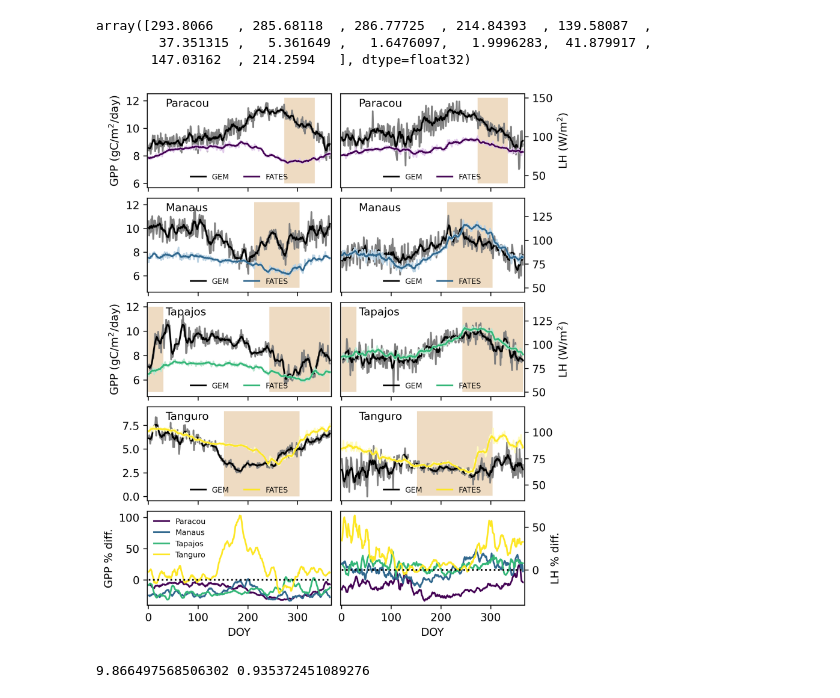
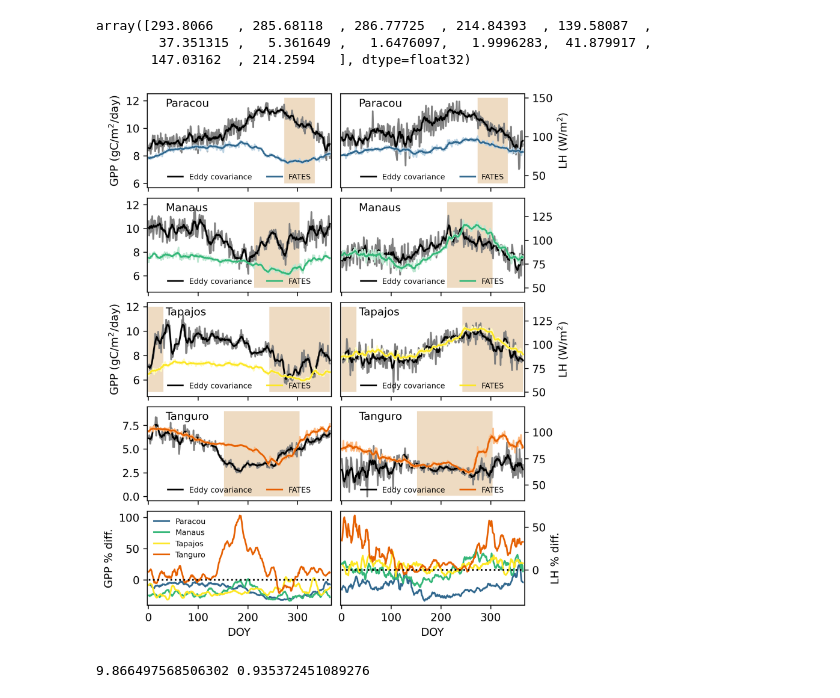
Before and after one commit to jennykowalcz/python-notebooks-FATES-benchmarking, a Jupyter notebook: compare_flux_tower_GPP_LH_resid.ipynb, the cells around one changed output. Cells and saved outputs as stored; diff of their text form; code cells hidden in the pictures.

Commit message:
fix legend typo, edit colors

```diff
--- a/compare_flux_tower_GPP_LH_resid.ipynb
+++ b/compare_flux_tower_GPP_LH_resid.ipynb
@@ -760,14 +762,14 @@ fig, axes = plt.subplots(5,2, figsize=(6,7), sharex=True)
 # color scheme: observations = black
 # Custom 4-color palette from Wet to Dry
 # Order: Paracou (wettest) -> Manaus -> Tapajos -> Tanguro (driest)
-site_colors = ['#440154', '#31688e', '#35b779', '#fde725']
-shading_colors = ['#e2cbeb', '#bcd3e3', '#bee7d2', '#fffbbf']
+site_colors = ['#31688e', '#35b779', '#fde725','#e66101']
+shading_colors = ['#bcd3e3', '#bee7d2','#fffbbf','#fdbb84']
 
 ### Row 1 - Paracou ###
 # Col 1: GPP
 axes[0,0].add_patch(gswp_par_dry_gpp)
 axes[0,0].plot(par_jd, cf2*par_avg_GPP_R, color="grey")
-axes[0,0].plot(par_jd, uniform_filter1d(cf2*par_avg_GPP_R, size=7), color="black", label="GEM")
+axes[0,0].plot(par_jd, uniform_filter1d(cf2*par_avg_GPP_R, size=7), color="black", label="Eddy covariance")
 #axes[0,0].plot(par_jd, cf2*par_avg_GPP_L, color="grey") # the two estimates of GPP are similar
 #axes[0,0].plot(par_jd, uniform_filter1d(cf2*par_avg_GPP_L, size=7), color="black", label="Paracou - L")
 axes[0,0].plot(fates_days, cf*fates_par_avg_GPP, color=shading_colors[0])
@@ -780,7 +782,7 @@ axes[0,0].legend(loc='lower center',ncols=2,fontsize='x-small',frameon=False)
 # Col 2: LH
 axes[0,1].add_patch(gswp_par_dry_lh)
 axes[0,1].plot(par_jd, par_avg_LH, color="grey")
-axes[0,1].plot(par_jd, uniform_filter1d(par_avg_LH, size=7), color="black", label="GEM")
+axes[0,1].plot(par_jd, uniform_filter1d(par_avg_LH, size=7), color="black", label="Eddy covariance")
 axes[0,1].plot(fates_days, fates_par_avg_LH, color=shading_colors[0])
 axes[0,1].plot(fates_days, uniform_filter1d(fates_par_avg_LH, size=7), color=site_colors[0], label="FATES")
 axes[0,1].set_ylabel('LH (W/m$^2$)')
@@ -794,7 +796,7 @@ axes[0,1].legend(loc='lower center',ncols=2,fontsize='x-small',frameon=False)
 ## col 1: GPP
 axes[1,0].add_patch(gswp_k34_dry_gpp)
 axes[1,0].plot(k34_jd, k34_avg_GPP, color="grey")
-axes[1,0].plot(k34_jd, uniform_filter1d(k34_avg_GPP, size=7), color="black", label="GEM")
+axes[1,0].plot(k34_jd, uniform_filter1d(k34_avg_GPP, size=7), color="black", label="Eddy covariance")
 axes[1,0].plot(fates_days, cf*fates_k34_avg_GPP, color=shading_colors[1])
 axes[1,0].plot(fates_days, uniform_filter1d(cf*fates_k34_avg_GPP, size=7), color=site_colors[1], label="FATES")
 #axes[1,0].set_ylabel('GPP (gC/m$^2$/day)')
@@ -804,7 +806,7 @@ axes[1,0].legend(loc='lower center',ncols=2,fontsize='x-small',frameon=False)
 ## col 2: LH
 axes[1,1].add_patch(gswp_k34_dry_lh)
 axes[1,1].plot(k34_jd, k34_avg_LH, color="grey")
-axes[1,1].plot(k34_jd, uniform_filter1d(k34_avg_LH, size=7), color="black", label="GEM")
+axes[1,1].plot(k34_jd, uniform_filter1d(k34_avg_LH, size=7), color="black", label="Eddy covariance")
 axes[1,1].plot(fates_days, fates_k34_avg_LH, color=shading_colors[1])
 axes[1,1].plot(fates_days, uniform_filter1d(fates_k34_avg_LH, size=7), color=site_colors[1], label="FATES")
 #axes[1,1].set_ylabel('LH (W/m$^2$)')
@@ -818,7 +820,7 @@ axes[1,1].legend(loc='lower center',ncols=2,fontsize='x-small',frameon=False)
 axes[2,0].add_patch(gswp_tap_dry1_gpp)
 axes[2,0].add_patch(gswp_tap_dry2_gpp)
 axes[2,0].plot(tap_jd, cf2*tap_avg_GPP, color="grey")
-axes[2,0].plot(tap_jd, uniform_filter1d(cf2*tap_avg_GPP, size=7), color="black", label="GEM")
+axes[2,0].plot(tap_jd, uniform_filter1d(cf2*tap_avg_GPP, size=7), color="black", label="Eddy covariance")
 axes[2,0].plot(fates_days, cf*fates_tap_avg_GPP, color=shading_colors[2])
 axes[2,0].plot(fates_days, uniform_filter1d(cf*fates_tap_avg_GPP, size=7), color=site_colors[2], label="FATES")
 axes[2,0].set_ylabel('GPP (gC/m$^2$/day)')
@@ -829,7 +831,7 @@ axes[2,0].legend(loc='lower center',ncols=2,fontsize='x-small',frameon=False)
 axes[2,1].add_patch(gswp_tap_dry1_lh)
 axes[2,1].add_patch(gswp_tap_dry2_lh)
 axes[2,1].plot(tap_jd, tap_avg_LH, color="grey")
-axes[2,1].plot(tap_jd[2:], uniform_filter1d(tap_avg_LH[2:], size=7), color="black", label="GEM")
+axes[2,1].plot(tap_jd[2:], uniform_filter1d(tap_avg_LH[2:], size=7), color="black", label="Eddy covariance")
 axes[2,1].plot(fates_days, fates_tap_avg_LH, color=shading_colors[2])
 axes[2,1].plot(fates_days, uniform_filter1d(fates_tap_avg_LH, size=7), color=site_colors[2], label="FATES")
 axes[2,1].set_ylabel('LH (W/m$^2$)')
@@ -842,7 +844,7 @@ axes[2,1].legend(loc='lower center',ncols=2,fontsize='x-small',frameon=False)
 ## col 1: GPP
 axes[3,0].add_patch(gswp_tan_dry_gpp)
 axes[3,0].plot(tan_jd, tan_avg_GPP, color="grey")
-axes[3,0].plot(tan_jd, uniform_filter1d(tan_avg_GPP, size=7), color="black", label="GEM")
+axes[3,0].plot(tan_jd, uniform_filter1d(tan_avg_GPP, size=7), color="black", label="Eddy covariance")
 axes[3,0].plot(fates_days, cf*fates_tan_avg_GPP, color=shading_colors[3])
 axes[3,0].plot(fates_days, uniform_filter1d(cf*fates_tan_avg_GPP, size=7), color=site_colors[3], label="FATES")
 #axes[3,0].set_ylabel('GPP (gC/m$^2$/day)')
@@ -851,7 +853,7 @@ axes[3,0].legend(loc='lower center',ncols=2,fontsize='x-small',frameon=False)
 ## col 2: LH
 axes[3,1].add_patch(gswp_tan_dry_lh)
 axes[3,1].plot(tan_jd, tan_avg_LH, color="grey")
-axes[3,1].plot(tan_jd, uniform_filter1d(tan_avg_LH, size=7), color="black", label="GEM")
+axes[3,1].plot(tan_jd, uniform_filter1d(tan_avg_LH, size=7), color="black", label="Eddy covariance")
 axes[3,1].plot(fates_days, fates_tan_avg_LH, color=shading_colors[3])
 axes[3,1].plot(fates_days, uniform_filter1d(fates_tan_avg_LH, size=7), color=site_colors[3], label="FATES")
 #axes[3,1].set_ylabel('LH (W/m$^2$)')
@@ -859,34 +861,34 @@ axes[3,1].text(0.1, 0.95, 'Tanguro', transform=axes[3,1].transAxes, va='top', ha
 axes[3,1].yaxis.tick_right()                 # <-- Moves ticks right
 axes[3,1].yaxis.set_label_position("right")  # <-- Moves label text right
 axes[3,1].legend(loc='lower center',ncols=2,fontsize='x-small',frameon=False)
 
 ## row 5: residuals
 ## col 1: GPP
 axes[4,0].plot(par_jd, uniform_filter1d(100.*(cf*fates_par_avg_GPP-cf2*par_avg_GPP_R)/(cf2*par_avg_GPP_R),size=7), color=site_colors[0],label='Paracou')
 axes[4,0].plot(k34_jd, uniform_filter1d(100.*(cf*fates_k34_avg_GPP-k34_avg_GPP)/(k34_avg_GPP),size=7), color=site_colors[1],label='Manaus')
 axes[4,0].plot(tap_jd, uniform_filter1d(100.*(cf*fates_tap_avg_GPP-cf2*tap_avg_GPP)/(cf2*tap_avg_GPP),size=7), color=site_colors[2],label='Tapajos')
 axes[4,0].plot(tan_jd, uniform_filter1d(100.*(cf*fates_tan_avg_GPP-tan_avg_GPP)/(tan_avg_GPP),size=7), color=site_colors[3],label='Tanguro')
 axes[4,0].set_ylabel('GPP % diff.')
 axes[4,0].plot(par_jd, 0.*par_jd, color="black",linestyle="dotted")
 axes[4,0].set_xlabel('DOY')
 axes[4,0].legend(loc='upper left',fontsize='x-small',frameon=False)
 
 ## col 2: LH
 axes[4,1].plot(par_jd, uniform_filter1d(100.*(fates_par_avg_LH-par_avg_LH)/par_avg_LH,size=7), color=site_colors[0])
 axes[4,1].plot(k34_jd, uniform_filter1d(100.*(fates_k34_avg_LH-k34_avg_LH)/k34_avg_LH,size=7), color=site_colors[1])
 axes[4,1].plot(tap_jd[2:], uniform_filter1d(100.*(fates_tap_avg_LH[2:]-tap_avg_LH[2:])/tap_avg_LH[2:],size=7), color=site_colors[2])
 axes[4,1].plot(tan_jd, uniform_filter1d(100.*(fates_tan_avg_LH-tan_avg_LH)/tan_avg_LH,size=7), color=site_colors[3])
 axes[4,1].set_ylabel('LH % diff.')
 axes[4,1].plot(k34_jd, 0.*k34_jd, color="black",linestyle="dotted")
 axes[4,1].set_xlabel('DOY')
 axes[4,1].yaxis.tick_right()                 # <-- Moves ticks right
 axes[4,1].yaxis.set_label_position("right")  # <-- Moves label text right
 
 
 plt.tight_layout()
 plt.show()
 # %% [output]
-[figure, old version]
+[figure, new version]
 # %%
 # Get annual mean and std of observed and modeled GPP at each site
 # %%
```
Also changed, not shown: parts of 1 cell of this notebook.
